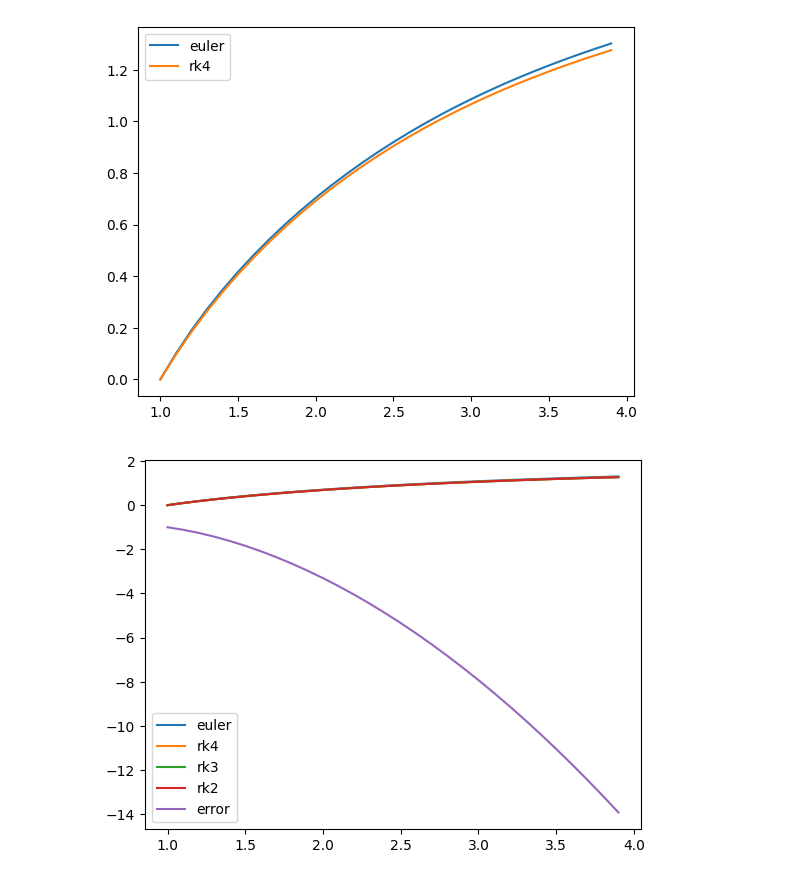
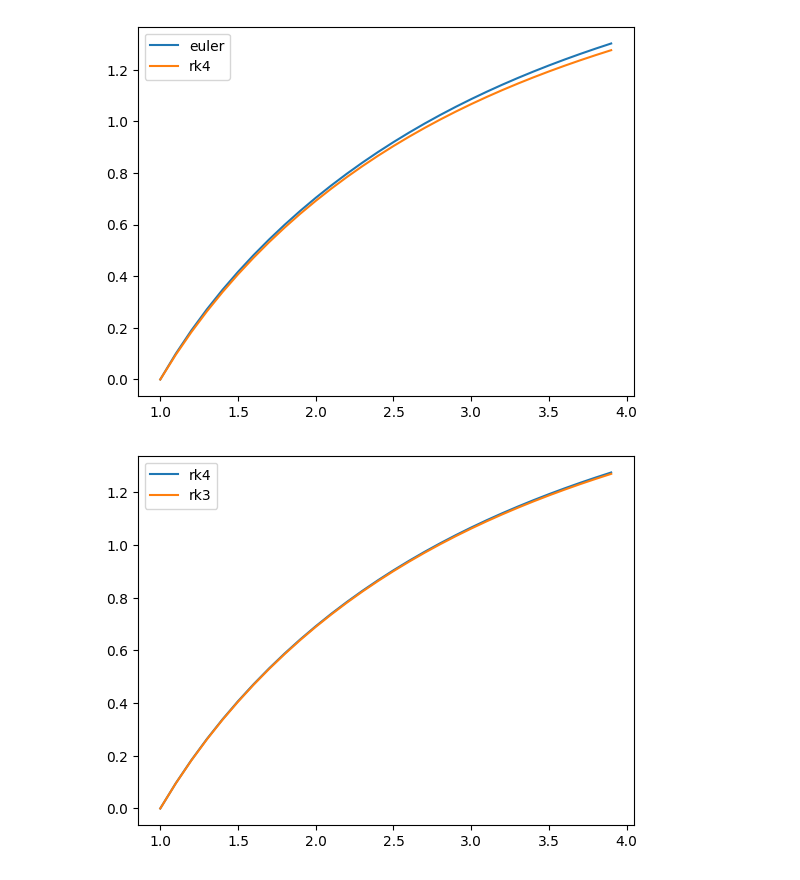
Before and after one commit to TheAjaykrishnanR/phy421, a Jupyter notebook: jupyter/Exam.ipynb, the cells around one changed output. Drawn from its saved outputs; the diff is of its cells as text; code cells hidden in the pictures.

```diff
--- a/jupyter/Exam.ipynb
+++ b/jupyter/Exam.ipynb
@@ -321,34 +321,34 @@ class NODES:
         return state
 
     def euler(self, state):
         for yn in state:
             exec(f"{yn}=state[yn]")
         for yn in state:
             if yn == "x":
                 state[yn] += self.dx
             else:
                 state[yn] += eval(self.evolvers[yn])*self.dx
         return state
 
     def fillactual(self, af:callable):
         self.actual.append(af(self.state["rk4"]["x"]))
 
     def finderror(self):
         for method in self.errors:
             for i in range(0, len(self.actual)):
                 self.errors[method].append(self.state_history[method]["y0"][i] - self.actual[i])
 
 import matplotlib.pyplot as plt
 
 nodes = NODES(2, 0.1, 30, {"x":1, "y0":0, "y1":1}, {"y0":"y1", "y1":"(2*y0/x)-x*y1"})
 
-plt.plot(nodes.state_history["euler"]["x"], nodes.state_history["euler"]["y0"], label="euler")
+#plt.plot(nodes.state_history["euler"]["x"], nodes.state_history["euler"]["y0"], label="euler")
 plt.plot(nodes.state_history["rk4"]["x"], nodes.state_history["rk4"]["y0"], label="rk4")
 plt.plot(nodes.state_history["rk3"]["x"], nodes.state_history["rk3"]["y0"], label="rk3")
-plt.plot(nodes.state_history["rk2"]["x"], nodes.state_history["rk2"]["y0"], label="rk2")
-plt.plot(nodes.state_history["rk4"]["x"], nodes.errors["rk4"], label="error")
+#plt.plot(nodes.state_history["rk2"]["x"], nodes.state_history["rk2"]["y0"], label="rk2")
+#plt.plot(nodes.state_history["rk4"]["x"], nodes.errors["rk4"], label="error")
 
 plt.legend()
 plt.show()
 # %% [output]
-[figure, old version]
+[figure, new version]
```
Also changed, not shown: 14 other files.
